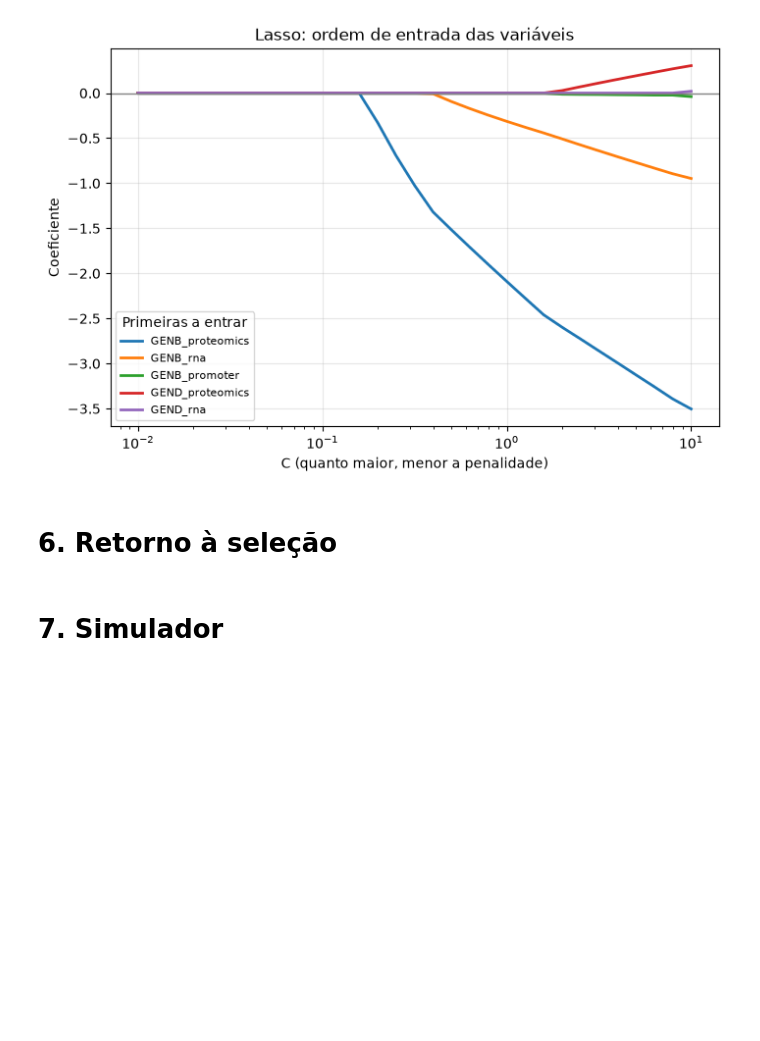
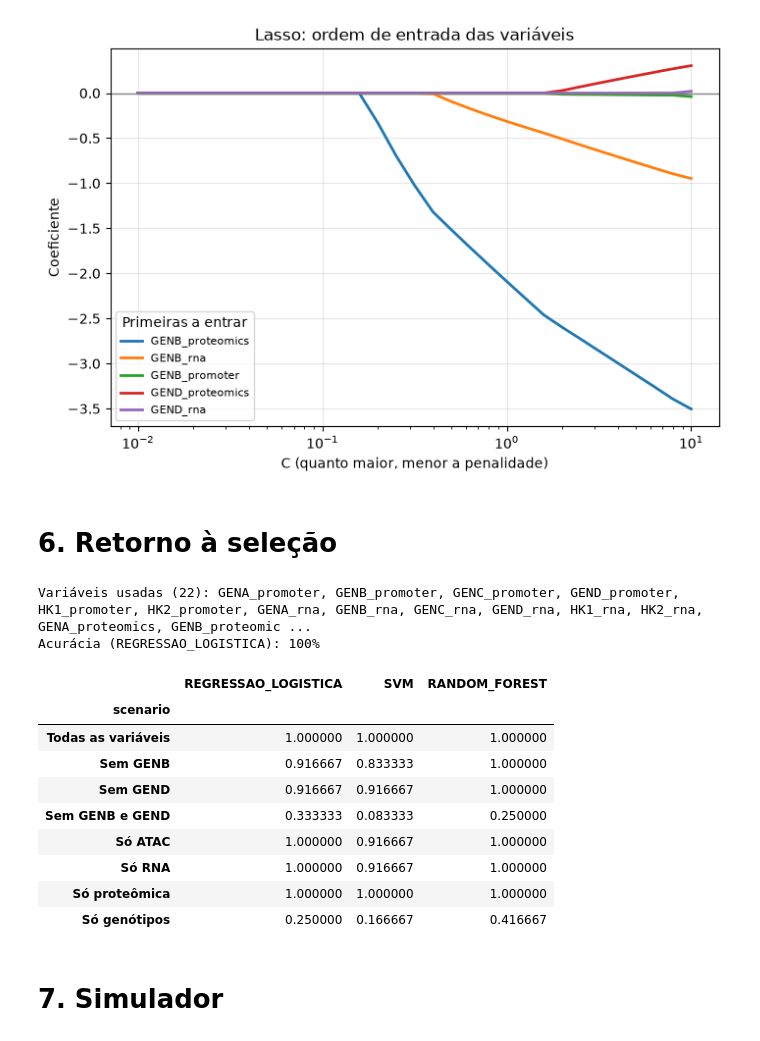
Before and after one commit to hellsdeur/multiomic, a Jupyter notebook: main.ipynb, the cells around one changed output. Cells and saved outputs as stored; diff of their text form; code cells hidden in the pictures; blank space fills up the shorter version.

```diff
--- a/main.ipynb
+++ b/main.ipynb
@@ -855,5 +855,65 @@ ax.grid(alpha=0.3)
 [figure]
 # %% [markdown]
 # 6. Retorno à seleção
+# %%
+usar_atac = True  #@param {type:"boolean"}
+usar_rna = True  #@param {type:"boolean"}
+usar_proteomica = True  #@param {type:"boolean"}
+usar_genotipos = True  #@param {type:"boolean"}
+excluir_GENA = False  #@param {type:"boolean"}
+excluir_GENB = False  #@param {type:"boolean"}
+excluir_GENC = False  #@param {type:"boolean"}
+excluir_GEND = False  #@param {type:"boolean"}
+excluir_HK1 = False  #@param {type:"boolean"}
+excluir_HK2 = False  #@param {type:"boolean"}
+modelo_retorno = "REGRESSAO_LOGISTICA"  #@param ["REGRESSAO_LOGISTICA", "SVM", "RANDOM_FOREST"] {type:"string"}
+
+layer_flags = [usar_atac, usar_rna, usar_proteomica, usar_genotipos]
+gene_flags = [excluir_GENA, excluir_GENB, excluir_GENC, excluir_GEND, excluir_HK1, excluir_HK2]
+selected_layers = [layer for layer, use in zip(all_layers, layer_flags) if use]
+excluded_genes = [gene for gene, exclude in zip(genes, gene_flags) if exclude]
+
+X_sel, y_sel = build_xy(df, selected_layers, excluded_genes)
+accuracy, matrix = evaluate(X_sel, y_sel, modelo_retorno)
+
+print(f"Variáveis usadas ({X_sel.shape[1]}): {', '.join(X_sel.columns)}")
+print(f"Acurácia ({modelo_retorno}): {accuracy:.0%}")
+# %% [output]
+Variáveis usadas (22): GENA_promoter, GENB_promoter, GENC_promoter, GEND_promoter, HK1_promoter, HK2_promoter, GENA_rna, GENB_rna, GENC_rna, GEND_rna, HK1_rna, HK2_rna, GENA_proteomics, GENB_proteomic ...
+Acurácia (REGRESSAO_LOGISTICA): 100%
+# %%
+scenarios = {
+    "Todas as variáveis": (all_layers, []),
+    "Sem GENB": (all_layers, ["GENB"]),
+    "Sem GEND": (all_layers, ["GEND"]),
+    "Sem GENB e GEND": (all_layers, ["GENB", "GEND"]),
+    "Só ATAC": (["ATAC"], []),
+    "Só RNA": (["RNA"], []),
+    "Só proteômica": (["PROTEOMICA"], []),
+    "Só genótipos": (["GENOTIPOS"], []),
+}
+
+def scenario_table(data, scenarios):
+    rows = []
+    for scenario, (layers, excluded) in scenarios.items():
+        X_s, y_s = build_xy(data, layers, excluded)
+        row = {"scenario": scenario}
+        for model_name in model_names:
+            row[model_name], _ = evaluate(X_s, y_s, model_name)
+        rows.append(row)
+    return pd.DataFrame(rows).set_index("scenario")
+# %%
+scenario_table(df, scenarios)
+# %% [output]
+|  | REGRESSAO_LOGISTICA | SVM | RANDOM_FOREST |
+| scenario |  |  |  |
+| Todas as variáveis | 1.000000 | 1.000000 | 1.000000 |
+| Sem GENB | 0.916667 | 0.833333 | 1.000000 |
+| Sem GEND | 0.916667 | 0.916667 | 1.000000 |
+| Sem GENB e GEND | 0.333333 | 0.083333 | 0.250000 |
+| Só ATAC | 1.000000 | 0.916667 | 1.000000 |
+| Só RNA | 1.000000 | 0.916667 | 1.000000 |
+| Só proteômica | 1.000000 | 1.000000 | 1.000000 |
+| Só genótipos | 0.250000 | 0.166667 | 0.416667 |
 # %% [markdown]
 # 7. Simulador
```
Also changed, not shown: parts of 8 cells of this notebook.
